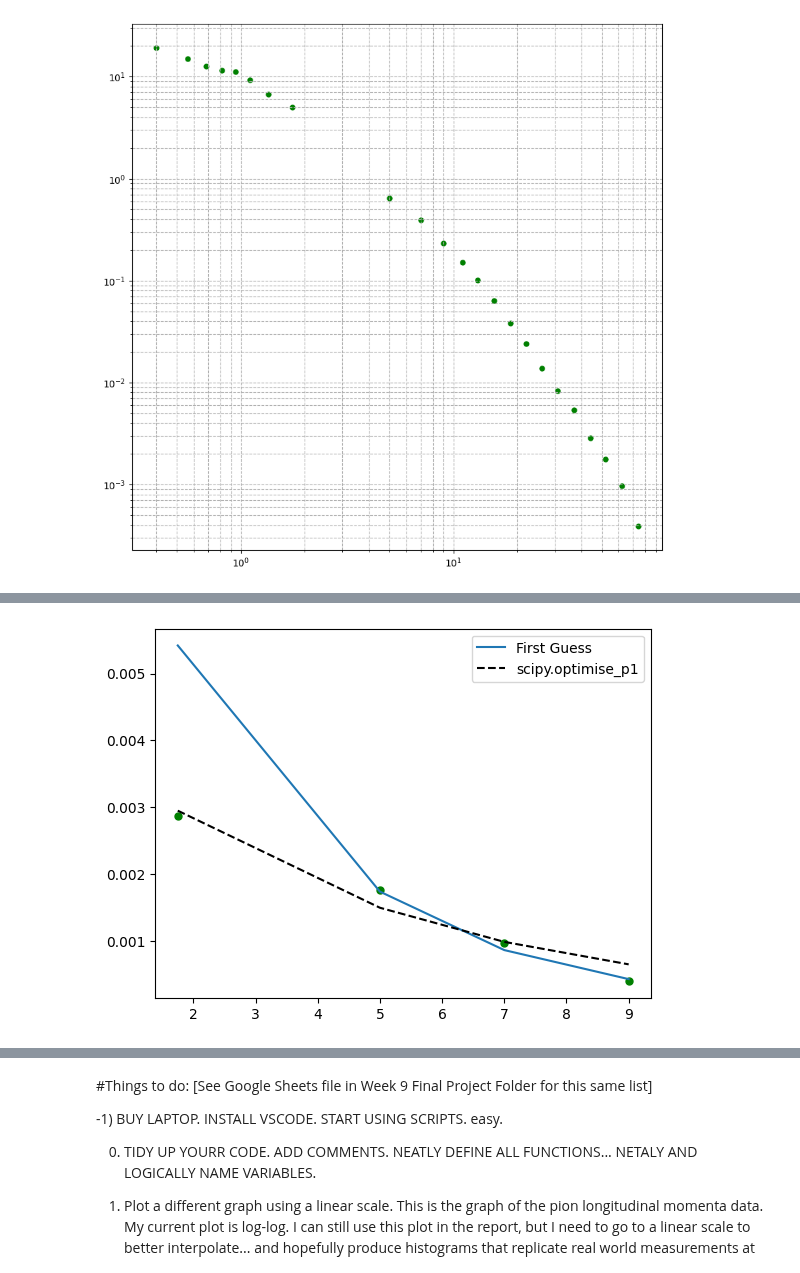
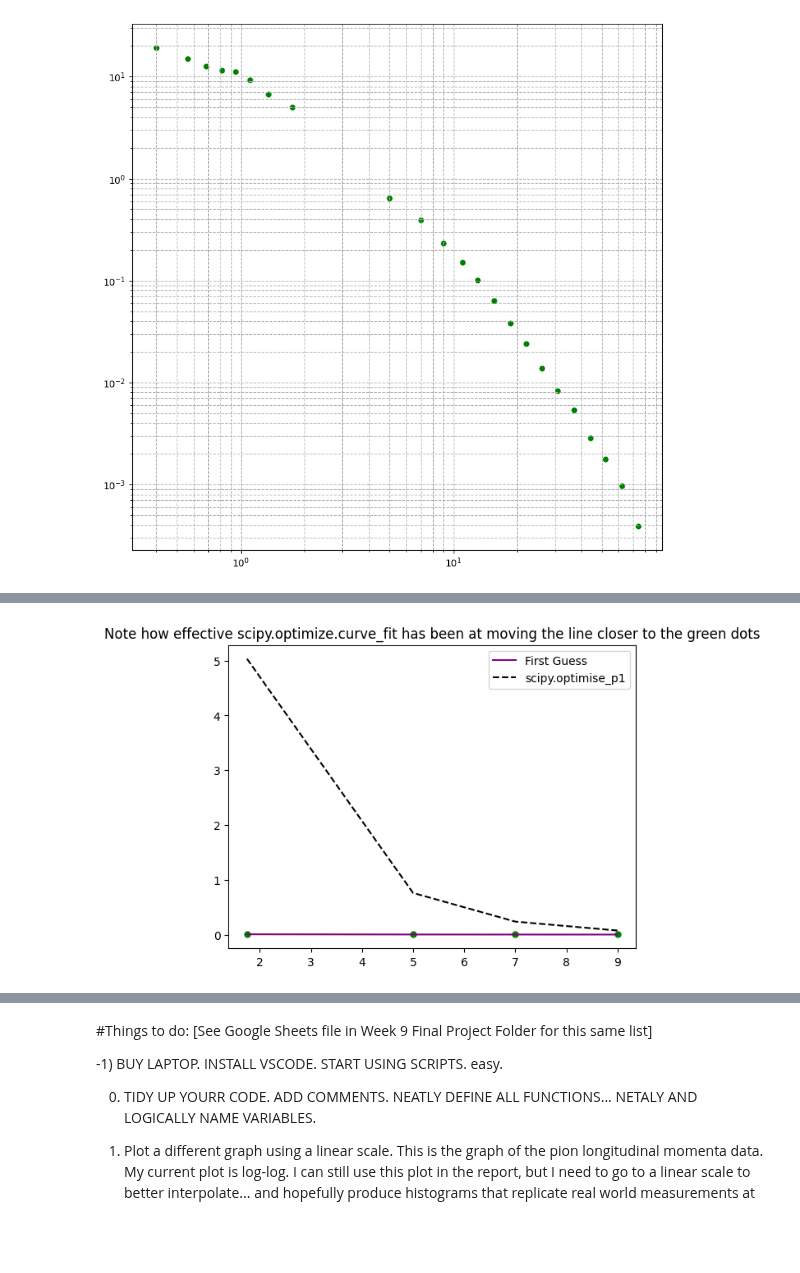
Before and after one commit to MrD0balina/Fourth-Year-Project---Neutrino-Oscillations, a Jupyter notebook: First_Notebook_SEM2_Consolidating_SEM_1_progress.ipynb, the cells around one changed output, grey strips where cells are left out. Saved outputs shown, nothing was run; the diff lists cells and outputs as text; code cells hidden in the pictures; blank space fills up the shorter version.

```diff
--- a/First_Notebook_SEM2_Consolidating_SEM_1_progress.ipynb
+++ b/First_Notebook_SEM2_Consolidating_SEM_1_progress.ipynb
@@ -19,9 +19,9 @@ import pandas as pd
 
 import scipy
 # %%
-# Pion_Plots_df1 = pd.read_csv('Week 6 - Pion Plots TABLE 1 CSV - Copy - Now Saved as UTF 8 - Pion Plots TABLE 1 CSV - Copy - Now Saved as UTF 8.csv')
+Pion_Plots_df1 = pd.read_csv('Week 6 - Pion Plots TABLE 1 CSV - Copy - Now Saved as UTF 8 - Pion Plots TABLE 1 CSV - Copy - Now Saved as UTF 8.csv')
 
-Pion_Plots_df1 = pd.read_csv('Copy of Week 6 - Pion Plots TABLE 1 CSV - Copy - Now Saved as UTF 8 - Pion Plots TABLE 1 CSV - Copy - Now Saved as UTF 8.csv')
+# Pion_Plots_df1 = pd.read_csv('Copy of Week 6 - Pion Plots TABLE 1 CSV - Copy - Now Saved as UTF 8 - Pion Plots TABLE 1 CSV - Copy - Now Saved as UTF 8.csv')
 
 
 ## Renaming all of the columns of the dataframe using entries in the first row.
@@ -596,40 +664,72 @@ This is the green_dots_only_y_axis_values_list [19.3, 15.05, 12.707692307692309,
 # %%
-def model_function(t, a, b):
+######################################################################################################################
+######################################################################################################################
 
-   return a*np.exp(b*t)
+                                ## INCORRECT GREEN DOTS x and y LISTS ##
 
-#green_dots_x_array = np.array(green_dots_only_x_axis_values_list)
+######################################################################################################################
+######################################################################################################################
 
-#green_dots_x_array = np.array(green_dots_only_x_axis_values_list)
+## green_dots_x_only_between_1_5_and_10  ,  green_dots_y_only_between_1_5_and_10 ##
 
+# green_dots_x_array = np.array(green_dots_x_only_between_1_5_and_10)
+# green_dots_y_array = np.array(green_dots_y_only_between_1_5_and_10)
 
-green_dots_x_array = np.array(green_dots_x_only_between_1_5_and_10)
+######################################################################################################################
+######################################################################################################################
 
+## green_dots_only_x_axis_values_list_10  ,  green_dots_only_y_axis_values_list_10 ##
+
+## These lists do not work because the are of different lengths
+
+# green_dots_x_array = np.array(green_dots_only_x_axis_values_list_10)
+# green_dots_y_array = np.array(green_dots_only_y_axis_values_list_10)
+
+######################################################################################################################
+######################################################################################################################
+
+                                ## CORRECT GREEN DOTS x and y LISTS ##
+
+######################################################################################################################
+######################################################################################################################
+
+# green_dots_x_array = np.array(green_dots_x_0_10)
+# green_dots_y_array = np.array(green_dots_y_0_10)
+
+######################################################################################################################
+######################################################################################################################
+
+green_dots_x_array = np.array(green_dots_x_1point5_10)
+green_dots_y_array = np.array(green_dots_y_1point5_10)
+
+######################################################################################################################
+######################################################################################################################
 
 x = green_dots_x_array
-
-green_dots_y_array = np.array(green_dots_y_only_between_1_5_and_10)
-
 y = green_dots_y_array
 
-#p0 = [ 10 , -1 ]
+#   p0 = [ 10 , -1 ]      ############# What is this? The very first guess.
 
-p1 = [ 0.01 , -0.35 ]
+#   p1 = [ 0.01 , -0.35 ]
 
-#params_p0 , _ = scipy.optimize.curve_fit(model_function,  x,  y, p0 = p0 )
+first_guess = [ 0.01 , -0.35 ]    ### This guess provides parameters for the model_function.  Then scipy.optimize.curve_fit goes about doing the fitting.
 
-params_p1 , _ = scipy.optimize.curve_fit(model_function,  x,  y, p0 = p1 )
+params_p0 , approx_covariance   =   scipy.optimize.curve_fit(model_function,  x,  y, p0 = p0 )
 
+params_p1 , approx_covariance   =   scipy.optimize.curve_fit(model_function,  x,  y, p0 = first_guess )
+
+######################################################################################################################
+######################################################################################################################
 
 plt.scatter(   x = green_dots_x_only_between_1_5_and_10   ,   y = green_dots_y_only_between_1_5_and_10   ,   c = "green" , s = 25 , label =  None)
 
-print(len(green_dots_x_only_between_1_5_and_10))
+######################################################################################################################
+######################################################################################################################
 
-print(len(green_dots_y_only_between_1_5_and_10))
 
 #plt.scatter(   x = green_dots_only_x_axis_values_list   ,   y = green_dots_only_y_axis_values_list   ,   c = "green" , s = 25 , label =  None)
 
-plt.plot( x, model_function(x, p1[0] , p1[1]) , label =  "First Guess" )
+plt.plot( x, model_function(x, first_guess[0] , first_guess[1]) ,   c = "purple" ,  label =  "First Guess" )
 
 #plt.plot( x, model_function(x, params_p0[0] , params_p0[1])  , color = "red" , label =  "scipy.optimise_p0" )
 
@@ -637,8 +737,19 @@ plt.plot( x, model_function(x, params_p1[0] , params_p1[1])  ,  color = "black"
 
 plt.legend()
 
-print("This is params_p0", params_p0 , "This is params_1", params_p1 )
+
+plt.title("\n".join(wrap(r"Note how effective scipy.optimize.curve_fit has been at moving the line closer to the green dots" , 120 ) ) )
+
+
+print("This is _", approx_covariance )
+print(type(approx_covariance))
+print(np.shape(approx_covariance))
+print("\n")
+print("This is params_p1", params_p1 )
+print("\n")
 
 # plt.xscale("log")
 # plt.yscale("log")
+print(x)
+print(y)
 # %% [output]
@@ -648 +767 @@ NameError: name 'params_p0' is not defined
-[figure, old version]
+[figure, new version]
```
Also changed, not shown: parts of 13 cells of this notebook.
